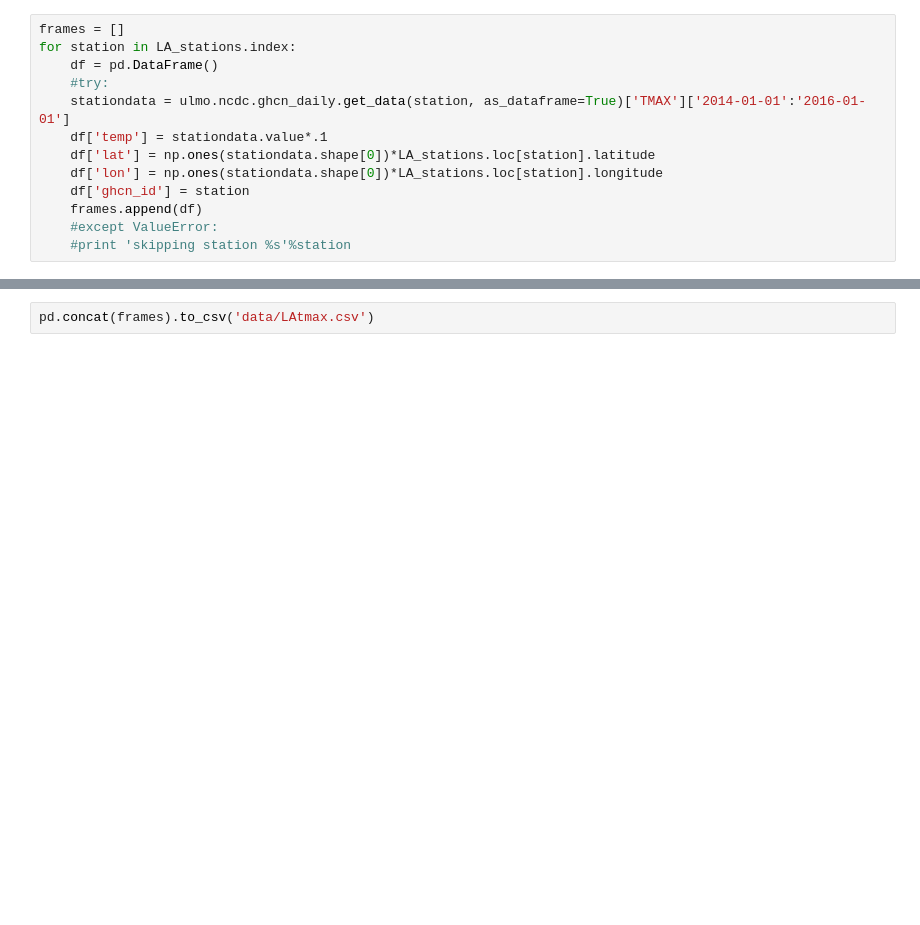
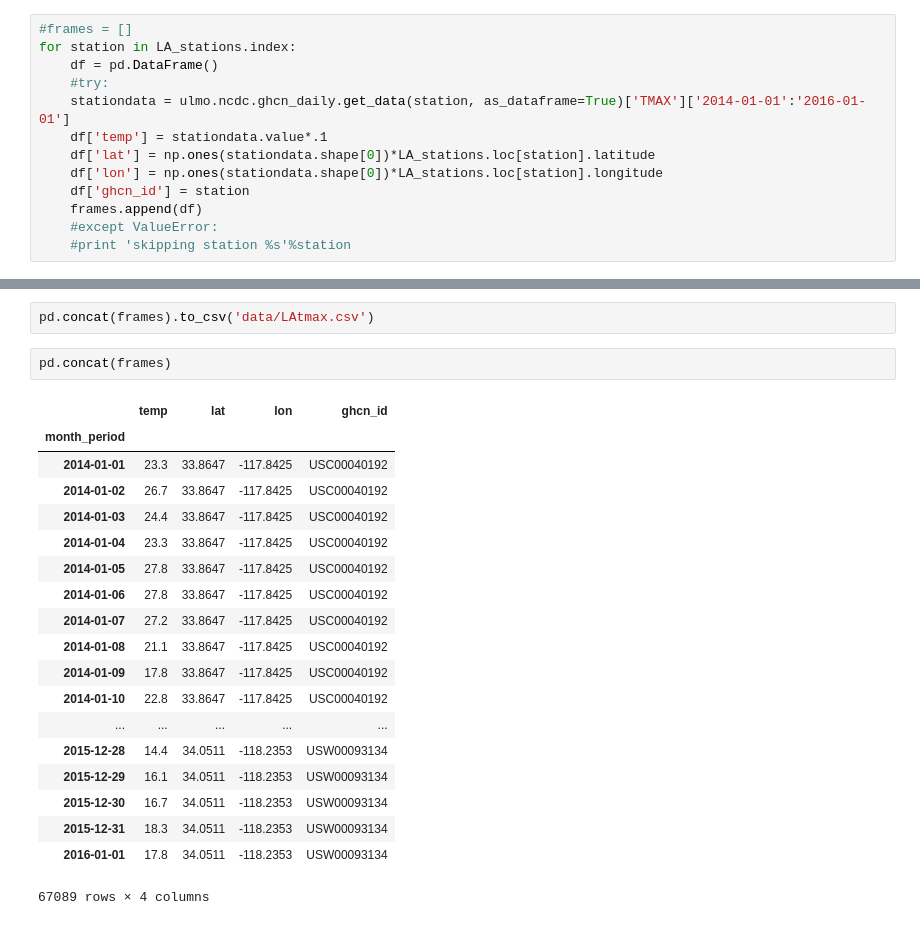
Before and after one commit to xcitech/urbanhack2016, a Jupyter notebook: Select Weather Stations.ipynb, the cells around one changed output, grey strips where cells are left out. Cells and saved outputs as stored; diff of their text form; blank space fills up the shorter version.

```diff
--- a/Select Weather Stations.ipynb
+++ b/Select Weather Stations.ipynb
@@ -15,7 +15,7 @@ LA_stations.shape
 # %% [output]
 (98, 12)
 # %%
-frames = []
+#frames = []
 for station in LA_stations.index:
     df = pd.DataFrame()
     #try:
@@ -36,2 +49,24 @@ skipping station USC00041738
 # %%
 pd.concat(frames).to_csv('data/LAtmax.csv')
+# %%
+pd.concat(frames)
+# %% [output]
+|  | temp | lat | lon | ghcn_id |
+| month_period |  |  |  |  |
+| 2014-01-01 | 23.3 | 33.8647 | -117.8425 | USC00040192 |
+| 2014-01-02 | 26.7 | 33.8647 | -117.8425 | USC00040192 |
+| 2014-01-03 | 24.4 | 33.8647 | -117.8425 | USC00040192 |
+| 2014-01-04 | 23.3 | 33.8647 | -117.8425 | USC00040192 |
+| 2014-01-05 | 27.8 | 33.8647 | -117.8425 | USC00040192 |
+| 2014-01-06 | 27.8 | 33.8647 | -117.8425 | USC00040192 |
+| 2014-01-07 | 27.2 | 33.8647 | -117.8425 | USC00040192 |
+| 2014-01-08 | 21.1 | 33.8647 | -117.8425 | USC00040192 |
+| 2014-01-09 | 17.8 | 33.8647 | -117.8425 | USC00040192 |
+| 2014-01-10 | 22.8 | 33.8647 | -117.8425 | USC00040192 |
+| ... | ... | ... | ... | ... |
+| 2015-12-28 | 14.4 | 34.0511 | -118.2353 | USW00093134 |
+| 2015-12-29 | 16.1 | 34.0511 | -118.2353 | USW00093134 |
+| 2015-12-30 | 16.7 | 34.0511 | -118.2353 | USW00093134 |
+| 2015-12-31 | 18.3 | 34.0511 | -118.2353 | USW00093134 |
+| 2016-01-01 | 17.8 | 34.0511 | -118.2353 | USW00093134 |
+67089 rows × 4 columns
```
Also changed, not shown: parts of 1 cell of this notebook, 1 other file.
